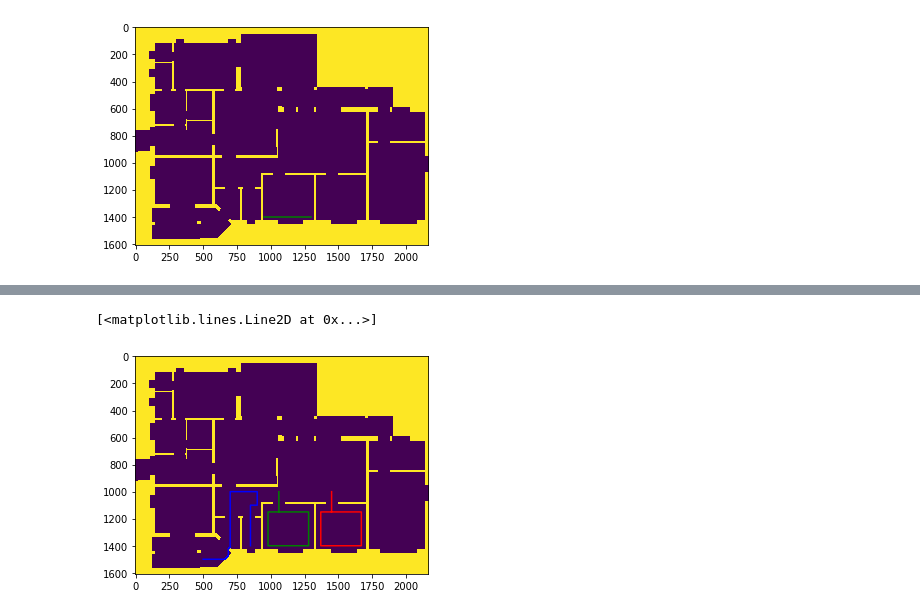
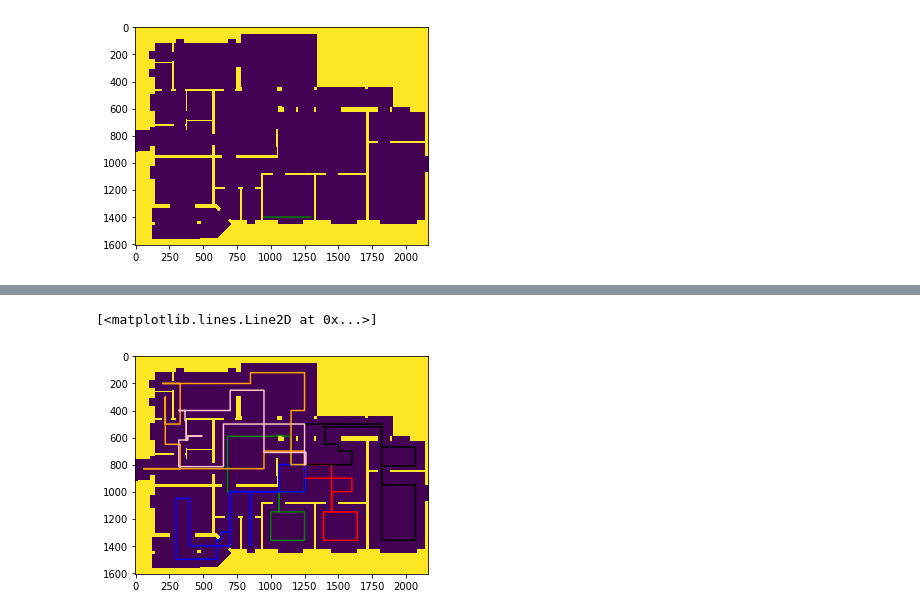
Before and after one commit to javieryu/nn_distributed_training, a Jupyter notebook: planner/planner_notebook.ipynb, the cells around one changed output, grey strips where cells are left out. Saved outputs shown, nothing was run; the diff lists cells and outputs as text; code cells hidden in the pictures.

Commit message:
added 6 pre-solved closed-loop paths

```diff
--- a/planner/planner_notebook.ipynb
+++ b/planner/planner_notebook.ipynb
@@ -47,13 +58,32 @@ waypoints2 = np.array([[1000, 1450], [1150, 1370], [1400, 1370], [1400, 1670], [
 waypoint_path2 = test_planner.waypoint_following(waypoints2)
 # %%
-waypoints3 = np.array([[1400, 850], [1100, 900], [1000, 900], [1000, 700], [1300, 700], [1500, 500]])
+waypoints3 = np.array([[800, 1250], [1000, 1060], [1000, 850], [1400, 850], [1000, 850],
+                       [1000, 700], [1300, 700], [1400, 600], [1500, 500], [1500, 300], [1050, 300], [1050, 400],
+                       [1370, 400], [1400, 600], [1300, 700], [1000, 850], [1000, 1060], [800, 1250]])
 waypoint_path3 = test_planner.waypoint_following(waypoints3)
+# %%
+waypoints4 = np.array([[800, 1250], [800, 1600], [700, 1500], [650, 1400], [520, 1390], [520, 1820], [1360, 1820],
+                       [1360, 2070], [950, 2070], [950, 1820], [810, 1820], [810, 2070], [670, 2070], [670, 1820],
+                       [500, 1820], [500, 1250], [800, 1250]])
+waypoint_path4 = test_planner.waypoint_following(waypoints4)
+# %%
+waypoints5 = np.array([[800, 1250], [800, 1150], [400, 1150], [400, 1250], [120, 1250], [120, 850], [200, 850],
+                       [200, 200], [200, 330], [500, 330], [500, 220], [300, 220], [650, 220], [650, 330],
+                       [830, 330], [830, 60], [830, 950], [700, 950], [700, 1250], [800, 1250]])
+waypoint_path5 = test_planner.waypoint_following(waypoints5)
+# %%
+waypoints6 = np.array([[800, 1250], [500, 1250], [500, 650], [815, 650], [815, 320], [650, 320], [590, 490],
+                       [400, 320], [400, 700], [250, 700], [250, 950], [710, 950], [710, 1260], [800, 1250]])
+waypoint_path6 = test_planner.waypoint_following(waypoints6)
 # %%
 fig2, ax2 = plt.subplots()
 ax2.imshow(img)
 ax2.plot(waypoint_path1[:, 1], waypoint_path1[:, 0], color='green')
 ax2.plot(waypoint_path2[:, 1], waypoint_path2[:, 0], color='red')
 ax2.plot(waypoint_path3[:, 1], waypoint_path3[:, 0], color='blue')
+ax2.plot(waypoint_path4[:, 1], waypoint_path4[:, 0], color='black')
+ax2.plot(waypoint_path5[:, 1], waypoint_path5[:, 0], color='orange')
+ax2.plot(waypoint_path6[:, 1], waypoint_path6[:, 0], color='pink')
 # %% [output]
 [<matplotlib.lines.Line2D at 0x...>]
-[figure, old version]
+[figure, new version]
```
Also changed, not shown: parts of 11 cells of this notebook, 7 other files.
